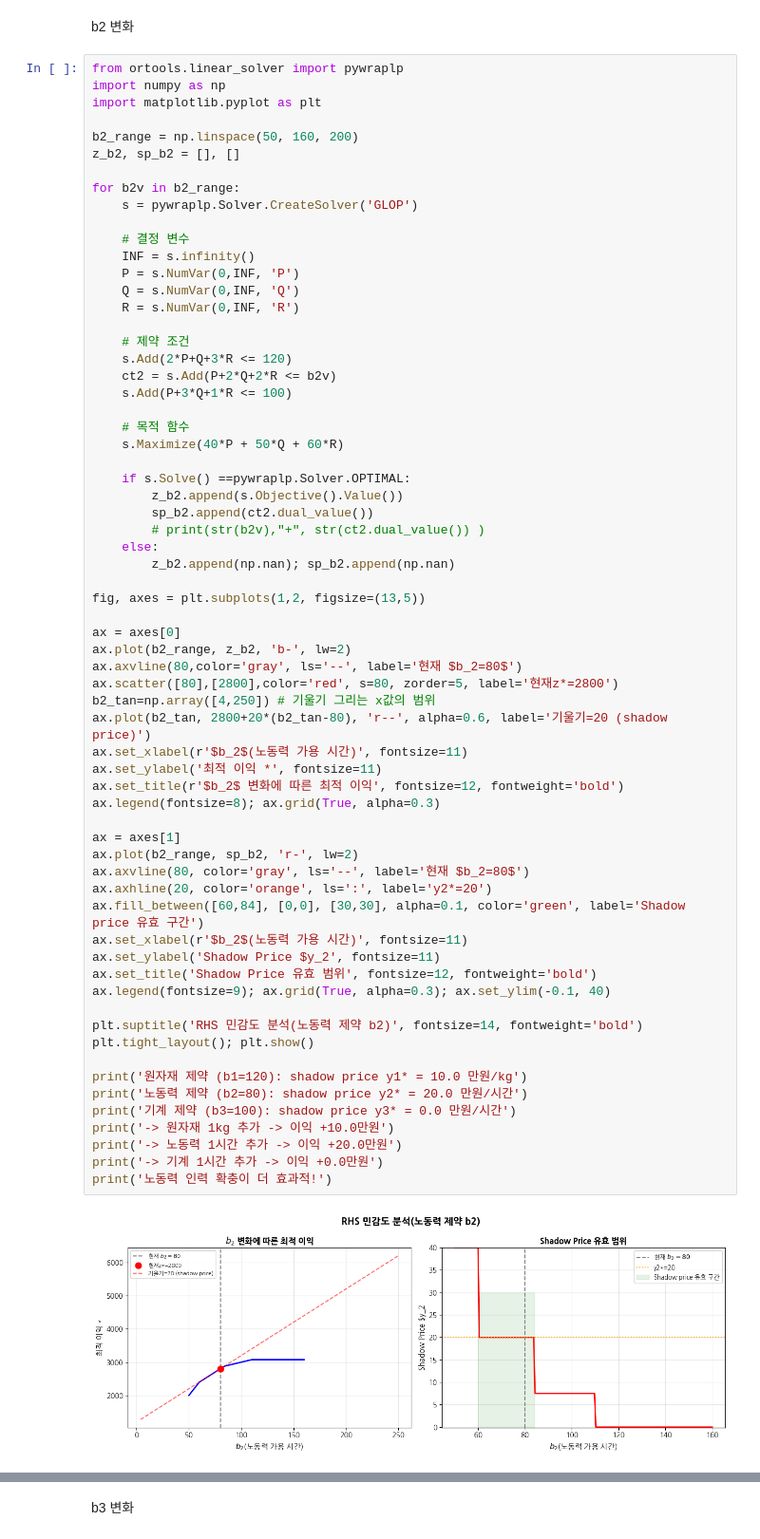
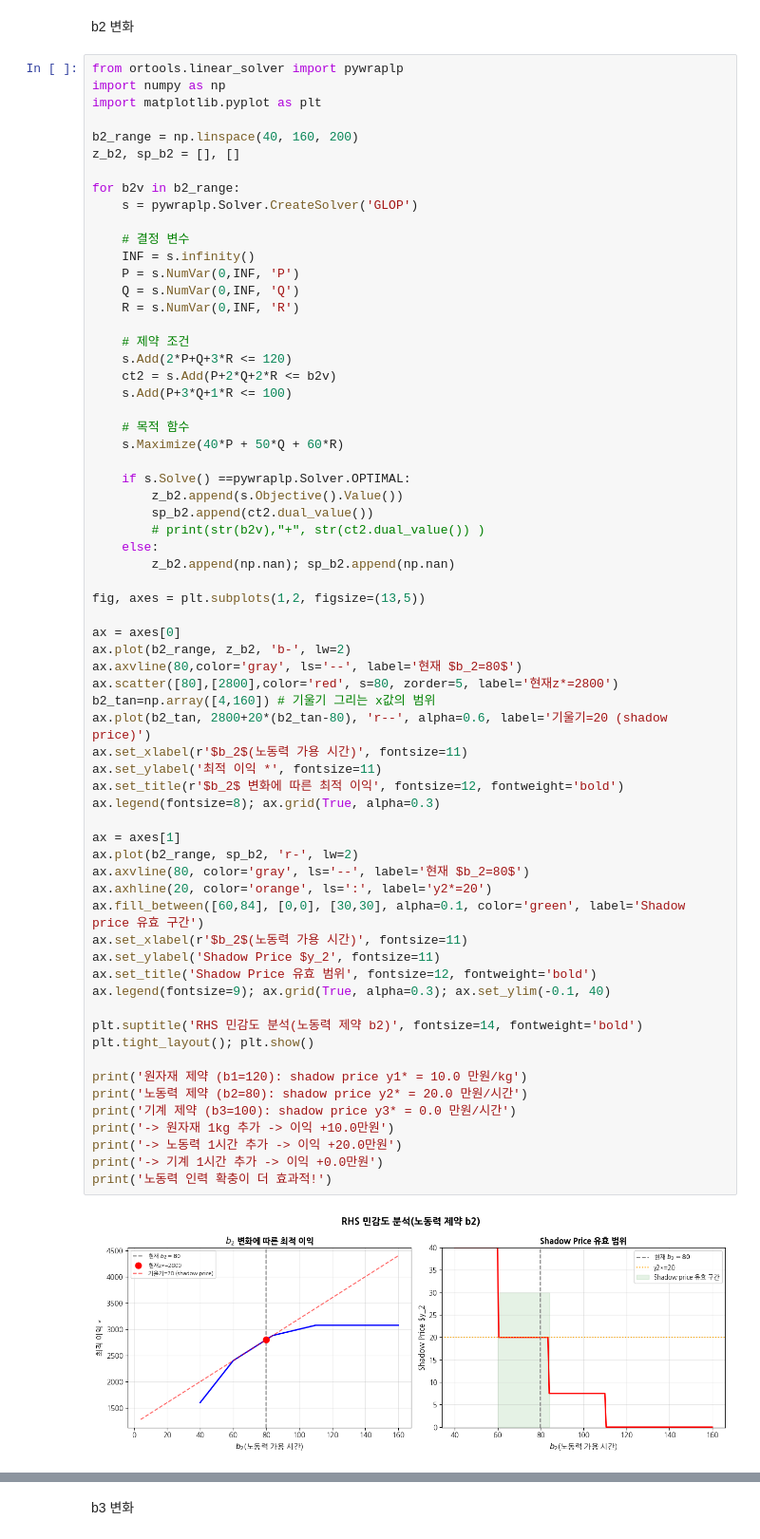
Before and after one commit to soomi-chloe/OR3_optimization, a Jupyter notebook: 실습4_C421052장수미.ipynb, the cells around one changed output, grey strips where cells are left out. Shown at 95% size. Saved outputs shown, nothing was run; the diff lists cells and outputs as text.

```diff
--- a/실습4_C421052장수미.ipynb
+++ b/실습4_C421052장수미.ipynb
@@ -384,7 +384,7 @@ from ortools.linear_solver import pywraplp
 import numpy as np
 import matplotlib.pyplot as plt
 
-b2_range = np.linspace(50, 160, 200)
+b2_range = np.linspace(40, 160, 200)
 z_b2, sp_b2 = [], []
 
 for b2v in b2_range:
@@ -417,35 +417,35 @@ ax = axes[0]
 ax.plot(b2_range, z_b2, 'b-', lw=2)
 ax.axvline(80,color='gray', ls='--', label='현재 $b_2=80$')
 ax.scatter([80],[2800],color='red', s=80, zorder=5, label='현재z*=2800')
-b2_tan=np.array([4,250]) # 기울기 그리는 x값의 범위
+b2_tan=np.array([4,160]) # 기울기 그리는 x값의 범위
 ax.plot(b2_tan, 2800+20*(b2_tan-80), 'r--', alpha=0.6, label='기울기=20 (shadow price)')
 ax.set_xlabel(r'$b_2$(노동력 가용 시간)', fontsize=11)
 ax.set_ylabel('최적 이익 *', fontsize=11)
 ax.set_title(r'$b_2$ 변화에 따른 최적 이익', fontsize=12, fontweight='bold')
 ax.legend(fontsize=8); ax.grid(True, alpha=0.3)
 
 ax = axes[1]
 ax.plot(b2_range, sp_b2, 'r-', lw=2)
 ax.axvline(80, color='gray', ls='--', label='현재 $b_2=80$')
 ax.axhline(20, color='orange', ls=':', label='y2*=20')
 ax.fill_between([60,84], [0,0], [30,30], alpha=0.1, color='green', label='Shadow price 유효 구간')
 ax.set_xlabel(r'$b_2$(노동력 가용 시간)', fontsize=11)
 ax.set_ylabel('Shadow Price $y_2', fontsize=11)
 ax.set_title('Shadow Price 유효 범위', fontsize=12, fontweight='bold')
 ax.legend(fontsize=9); ax.grid(True, alpha=0.3); ax.set_ylim(-0.1, 40)
 
 plt.suptitle('RHS 민감도 분석(노동력 제약 b2)', fontsize=14, fontweight='bold')
 plt.tight_layout(); plt.show()
 
 print('원자재 제약 (b1=120): shadow price y1* = 10.0 만원/kg')
 print('노동력 제약 (b2=80): shadow price y2* = 20.0 만원/시간')
 print('기계 제약 (b3=100): shadow price y3* = 0.0 만원/시간')
 print('-> 원자재 1kg 추가 -> 이익 +10.0만원')
 print('-> 노동력 1시간 추가 -> 이익 +20.0만원')
 print('-> 기계 1시간 추가 -> 이익 +0.0만원')
 print('노동력 인력 확충이 더 효과적!')
 # %% [output]
-[figure, old version]
+[figure, new version]
 원자재 제약 (b1=120): shadow price y1* = 10.0 만원/kg
 노동력 제약 (b2=80): shadow price y2* = 20.0 만원/시간
 기계 제약 (b3=100): shadow price y3* = 0.0 만원/시간
```
Also changed, not shown: parts of 1 cell of this notebook, 1 other file.
